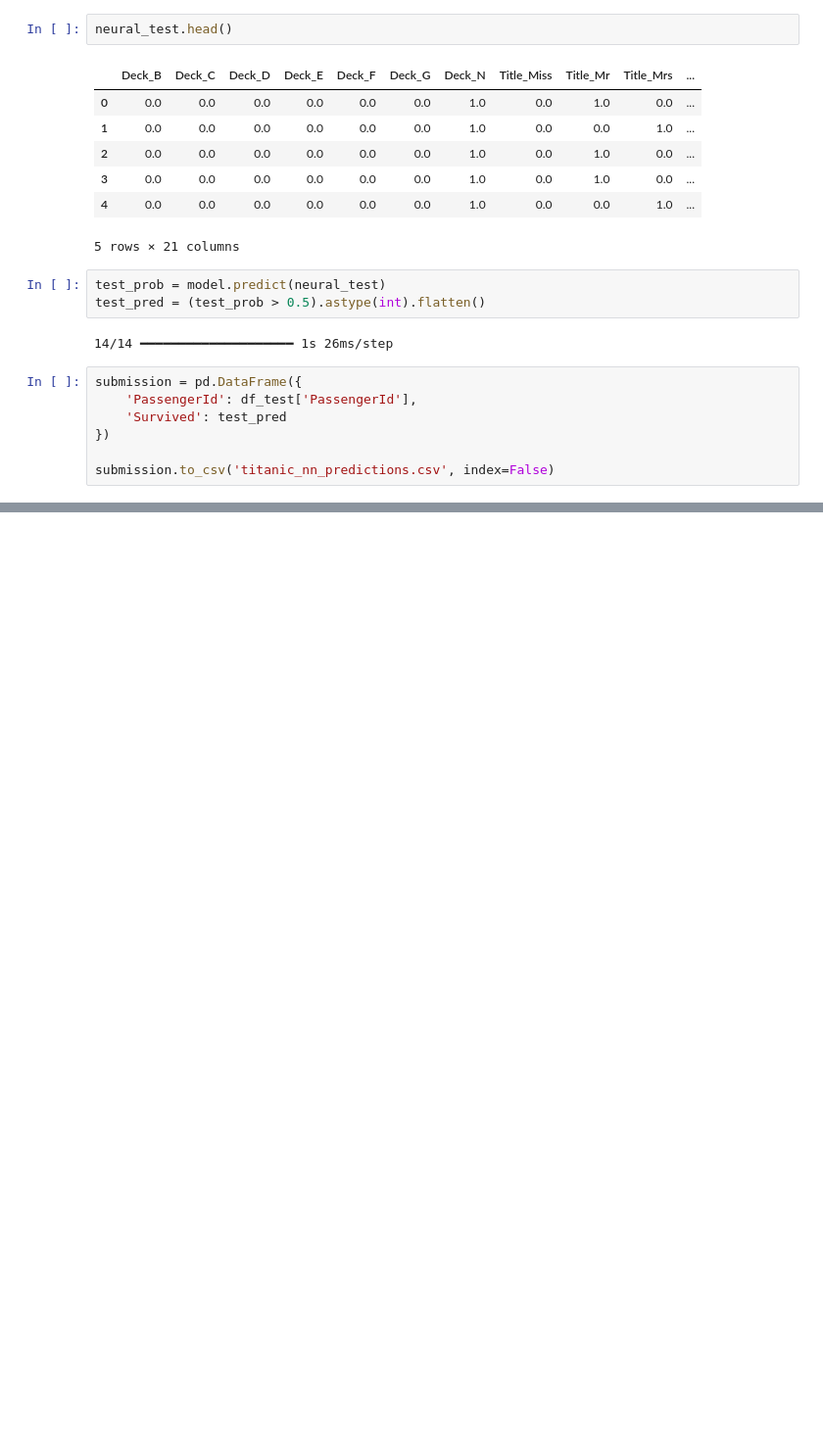
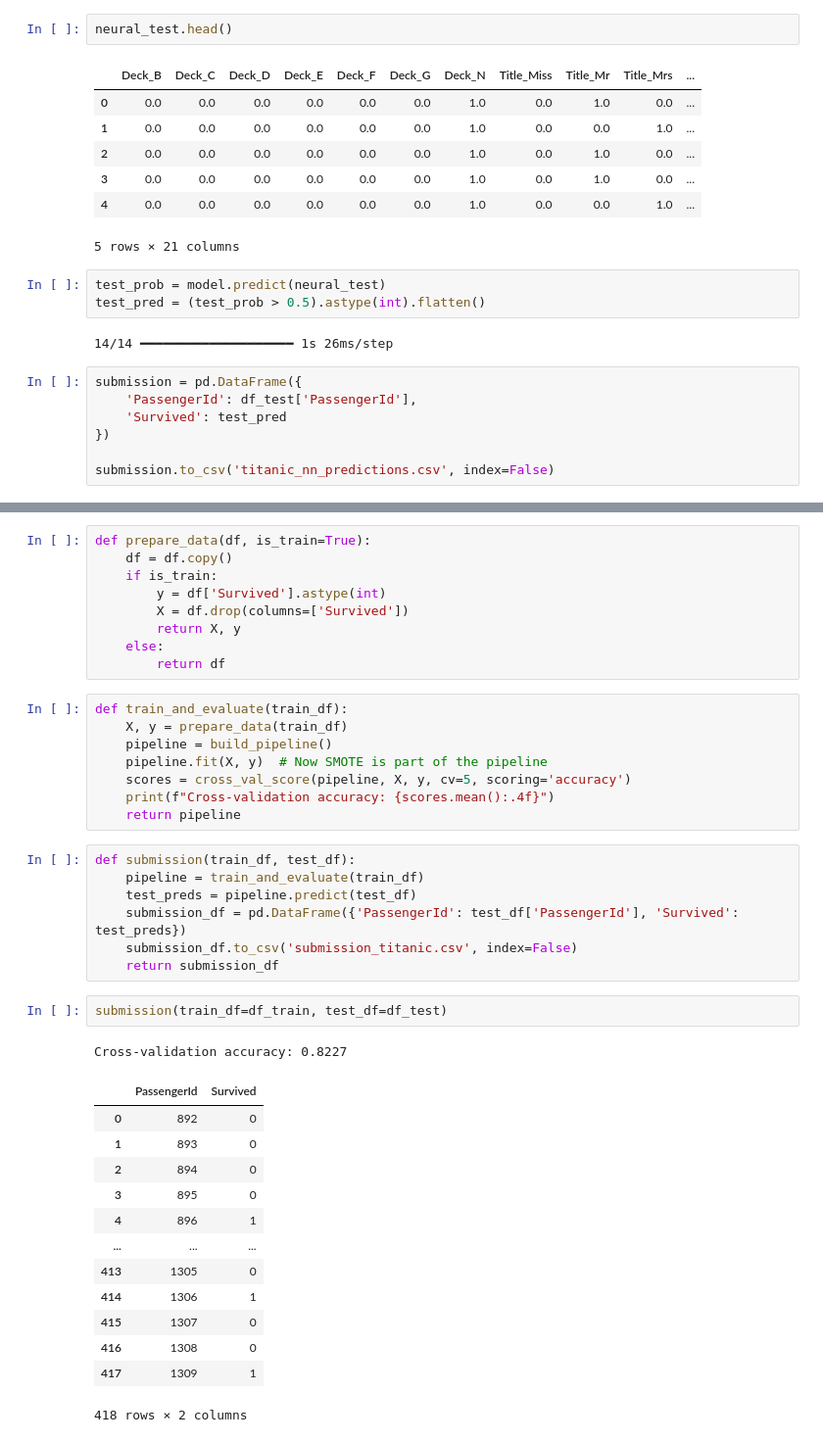
Before and after one commit to KamcioRamcio/ML, a Jupyter notebook: kaggle_comp/titanic_k.ipynb, the cells around one changed output, grey strips where cells are left out. Shown: that part at 98% size. Cells and saved outputs as stored; diff of their text form; blank space fills up the shorter version.

```diff
--- a/kaggle_comp/titanic_k.ipynb
+++ b/kaggle_comp/titanic_k.ipynb
@@ -854,0 +994,41 @@ submission.to_csv('titanic_nn_predictions.csv', index=False)
+# %%
+def prepare_data(df, is_train=True):
+    df = df.copy()
+    if is_train:
+        y = df['Survived'].astype(int)
+        X = df.drop(columns=['Survived'])
+        return X, y
+    else:
+        return df
+# %%
+def train_and_evaluate(train_df):
+    X, y = prepare_data(train_df)
+    pipeline = build_pipeline()
+    pipeline.fit(X, y)  # Now SMOTE is part of the pipeline
+    scores = cross_val_score(pipeline, X, y, cv=5, scoring='accuracy')
+    print(f"Cross-validation accuracy: {scores.mean():.4f}")
+    return pipeline
+# %%
+def submission(train_df, test_df):
+    pipeline = train_and_evaluate(train_df)
+    test_preds = pipeline.predict(test_df)
+    submission_df = pd.DataFrame({'PassengerId': test_df['PassengerId'], 'Survived': test_preds})
+    submission_df.to_csv('submission_titanic.csv', index=False)
+    return submission_df
+# %%
+submission(train_df=df_train, test_df=df_test)
+# %% [output]
+Cross-validation accuracy: 0.8227
+|  | PassengerId | Survived |
+| 0 | 892 | 0 |
+| 1 | 893 | 0 |
+| 2 | 894 | 0 |
+| 3 | 895 | 0 |
+| 4 | 896 | 1 |
+| ... | ... | ... |
+| 413 | 1305 | 0 |
+| 414 | 1306 | 1 |
+| 415 | 1307 | 0 |
+| 416 | 1308 | 0 |
+| 417 | 1309 | 1 |
+418 rows × 2 columns
```
Also changed, not shown: parts of 10 cells of this notebook, 3 other files.
